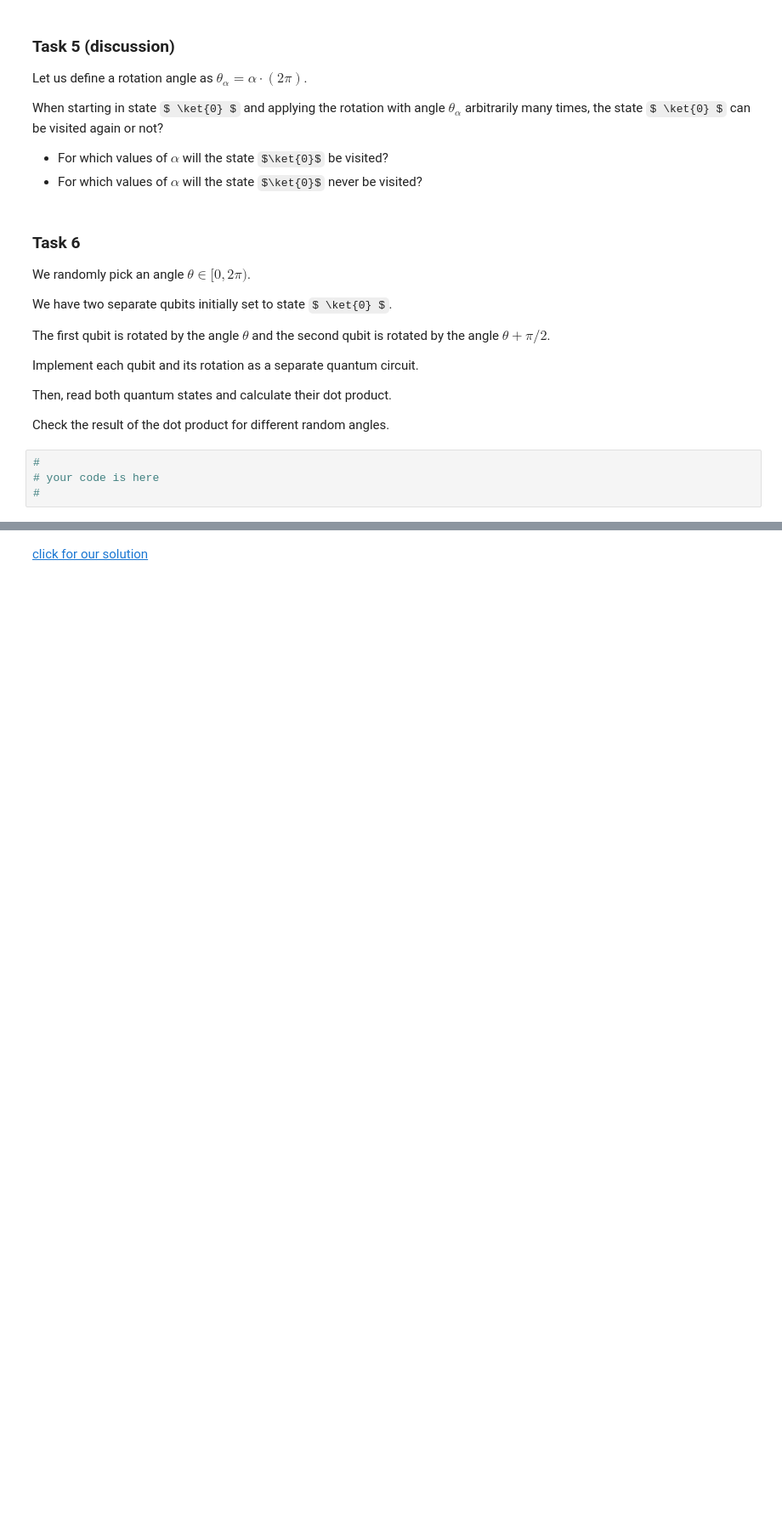
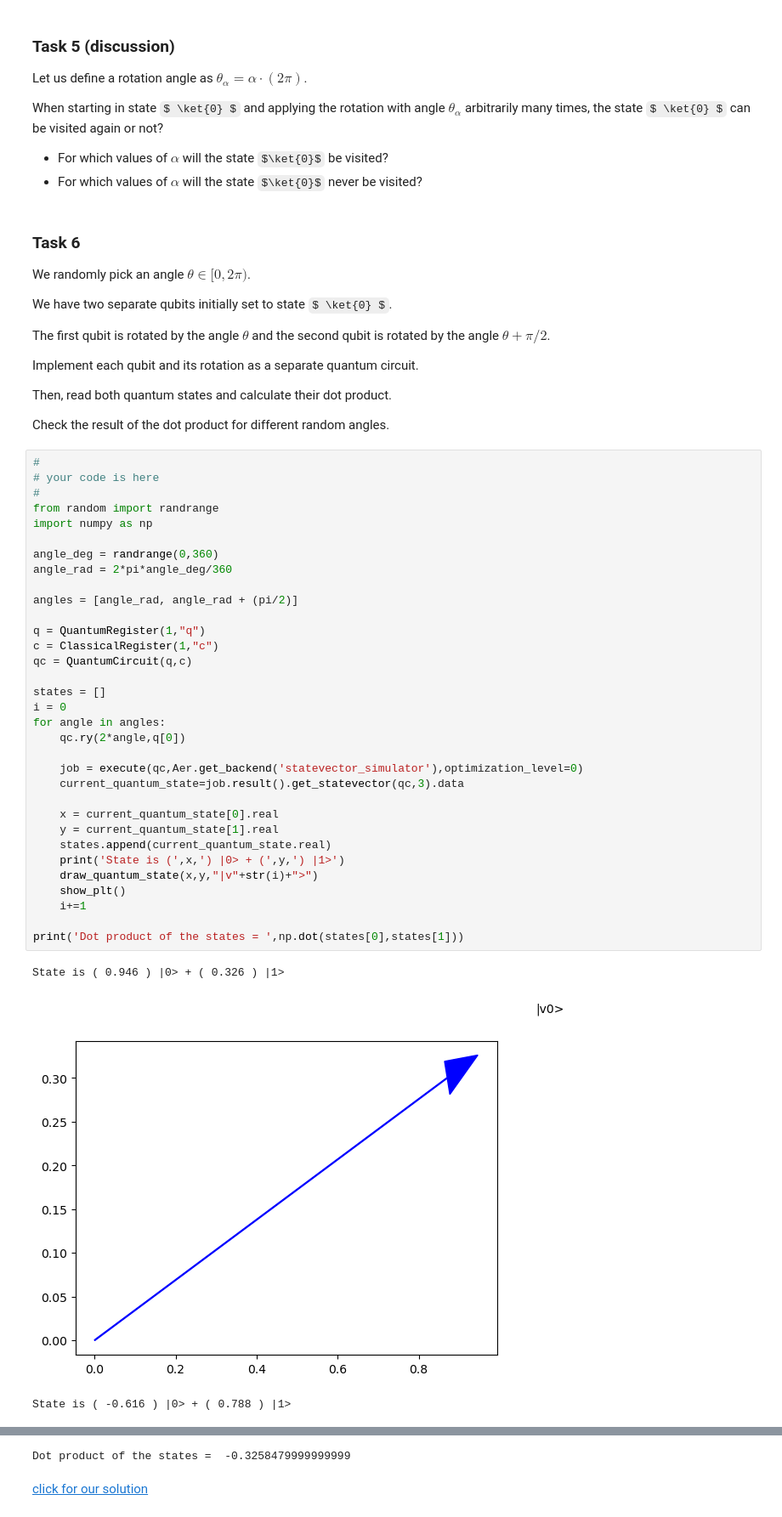
Before and after one commit to rana-elfakharany/NYUAD-QC-Course, a Jupyter notebook: bronze-qiskit/quantum-with-qiskit/Q44_Rotations.ipynb, the cells around one changed output, grey strips where cells are left out. Shown at 85% size. Saved outputs shown, nothing was run; the diff lists cells and outputs as text; some formulas as TeX source; blank space fills up the shorter version.

```diff
--- a/bronze-qiskit/quantum-with-qiskit/Q44_Rotations.ipynb
+++ b/bronze-qiskit/quantum-with-qiskit/Q44_Rotations.ipynb
@@ -212,7 +341,40 @@ Implement each qubit and its rotation as a separate quantum circuit.
 Then, read both quantum states and calculate their dot product.
 
 Check the result of the dot product for different random angles.
-# %%
-#
-# your code is here
-#
+# %%
+#
+# your code is here
+#
+from random import randrange
+import numpy as np
+
+angle_deg = randrange(0,360)
+angle_rad = 2*pi*angle_deg/360
+
+angles = [angle_rad, angle_rad + (pi/2)]
+
+q = QuantumRegister(1,"q")
+c = ClassicalRegister(1,"c")
+qc = QuantumCircuit(q,c)
+
+states = []
+i = 0
+for angle in angles:
+    qc.ry(2*angle,q[0])
+
+    job = execute(qc,Aer.get_backend('statevector_simulator'),optimization_level=0)
+    current_quantum_state=job.result().get_statevector(qc,3).data
+
+    x = current_quantum_state[0].real
+    y = current_quantum_state[1].real
+    states.append(current_quantum_state.real)
+    print('State is (',x,') |0> + (',y,') |1>')
+    draw_quantum_state(x,y,"|v"+str(i)+">")
+    show_plt()
+    i+=1
+
+print('Dot product of the states = ',np.dot(states[0],states[1]))
+# %% [output]
+State is ( 0.946 ) |0> + ( 0.326 ) |1>
+[figure, added]
+State is ( -0.616 ) |0> + ( 0.788 ) |1>
@@ -219,3 +382,4 @@ Check the result of the dot product for different random angles.
+Dot product of the states =  -0.3258479999999999
 # %% [markdown]
 <a href="Q44_Rotations_Solutions.ipynb#task6">click for our solution</a>
 # %% [markdown]
```
Also changed, not shown: parts of 8 cells of this notebook.
